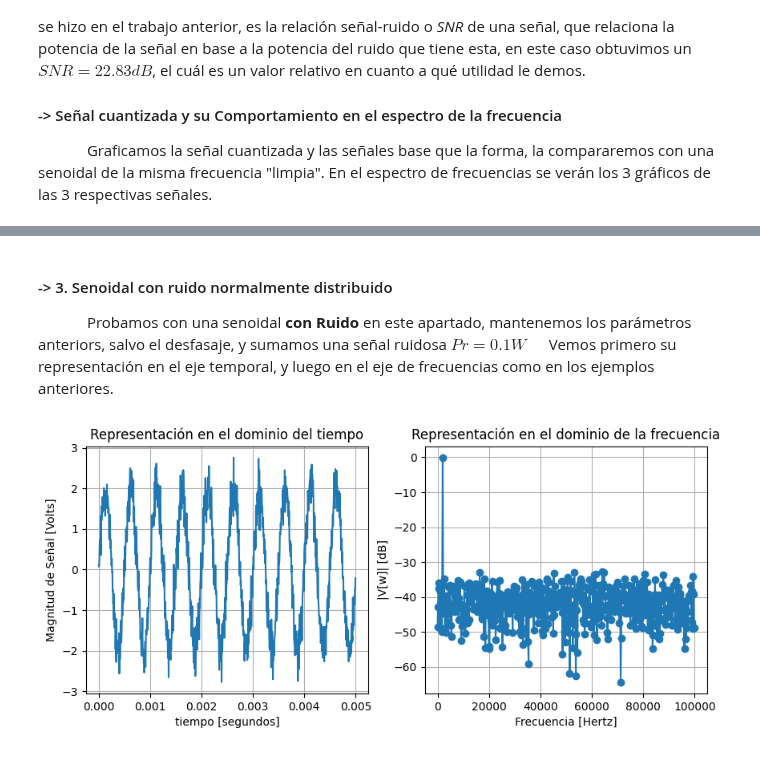
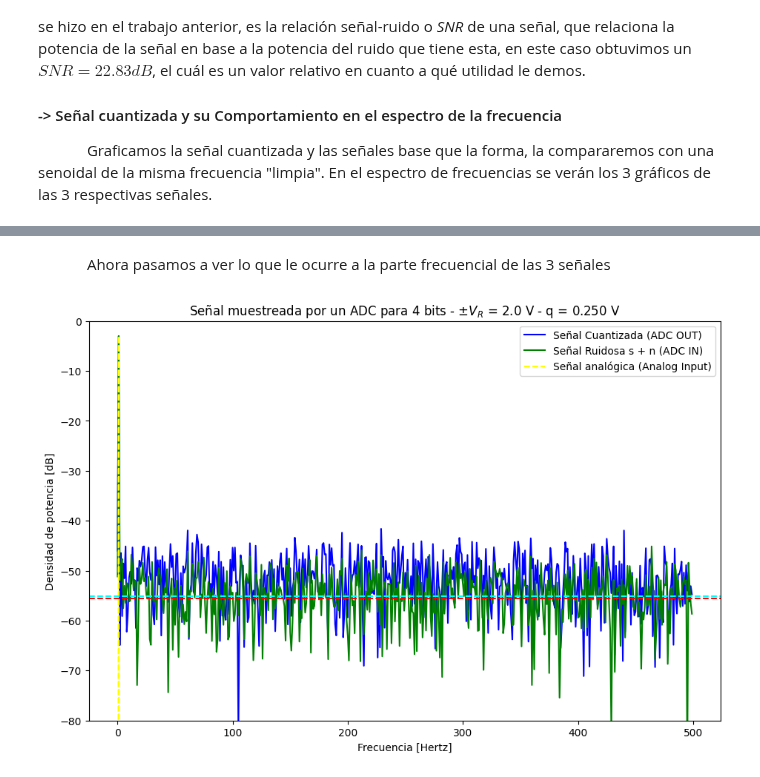
Before and after one commit to JoaquinBRios/APS-, a Jupyter notebook: TS2.ipynb, the cells around one changed output, grey strips where cells are left out. Drawn from its saved outputs; the diff is of its cells as text; code cells hidden in the pictures.

```diff
--- a/TS2.ipynb
+++ b/TS2.ipynb
@@ -23,7 +23,7 @@ from scipy.fft import fft, fftfreq
 def cuantizar(x,vref,q):
     niveles = 2 ** B
     delta = q
-    v_min, v_max = -Vref, Vref
+    v_min, v_max = -vref, vref
     #El último nível válido lo defino como Vref - q porque sino satura de manera extraña
     x_sat = np.clip(x, v_min, v_max - delta)
     # Índice del nivel y reconstrucción de la muestra cuantizada.
@@ -42,11 +42,11 @@ dc=0
 fs = 1000
 ff= fs/N #Podemos verlo como la resolución espectral
 nn = np.arange(N)
-k=2
+k=1
 vmax =np.sqrt(2*Ps*ff)
 #Factores para cuantizar la señal
 B = 4
-Vref = 2
+vref = 2
 q =(2*Vref)/(2**B)
 #Factores para parametrizar el ruido
 kn = 1
@@ -111,41 +115,63 @@ logaritmica para visualizar mejor el pico, si se hacen los cálculos una señal
-# %% [markdown]
-#### ->  3. Senoidal con ruido normalmente distribuido
-&emsp;&emsp;&emsp; Probamos con una senoidal **con Ruido** en este apartado, mantenemos los parámetros anteriors, salvo el desfasaje, y sumamos una señal ruidosa  $Pr = 0.1 W$ &emsp; Vemos primero su representación
-en el eje temporal, y luego en el eje de frecuencias como en los ejemplos anteriores.
+# %% [markdown]
+&emsp;&emsp;&emsp; Ahora pasamos a ver lo que le ocurre a la parte frecuencial de las 3 señales
 # %%
-fig, (ax1, ax2) = plt.subplots(1, 2, figsize=(10, 4))
 #Parte Temporal
-vmax= np.sqrt(2*Ps)
+vmax= np.sqrt(2*Ps*ff)
 xx = vmax * np.sin(2*np.pi*(k*fs/N)*(nn/fs) + ph)
 tt= np.arange(0,N)/fs
 
-sigma = np.sqrt(0.1) #La potencia del ruido normal es la raiz de la desviacion estandar
+sigma = np.sqrt(pr) #La potencia del ruido normal es la raiz de la desviacion estandar
 rr = np.random.normal(0,sigma,size=len(tt))
 
 zz= xx+rr
 
+zzq, Ezzq = cuantizar(zz,vref,q)
 
-ax1.plot(tt, zz)
-ax1.set_title("Representación en el dominio del tiempo")
-ax1.set_xlabel("tiempo [segundos]")
-ax1.set_ylabel("Magnitud de Señal [Volts]")
-ax1.grid(True)
 
 #Parte frecuencial
-fftxx = fft(zz)
+fftzzq = fft(zzq)
+fftzzq = fftzzq[:N//2]
+fftzzq_abs = np.abs(fftzzq)/N
+
+fftzz = fft(zz)
+fftzz = fftzz[:N//2]
+fftzz_abs = np.abs(fftzz)/N
+
+fftxx = fft(xx)
 fftxx = fftxx[:N//2]
 fftxx_abs = np.abs(fftxx)/N
 
 freq = fftfreq(N,1/fs)
 freq = freq[:N//2]
 
 
-ax2.plot(freq, 20*np.log10(fftxx_abs), 'o-')
-ax2.set_title("Representación en el dominio de la frecuencia")
-ax2.set_xlabel("Frecuencia [Hertz]")
-ax2.set_ylabel("|V[w]| [dB]")
-ax2.grid(True)
+#Piso analógico
+fftrr = fft(rr)
+fftrr = fftrr[:N//2]
+fftrr_abs = np.abs(fftrr)/N
+piso_analog_db = np.mean(20*np.log10(fftrr_abs[1:])) #excluyo la bin de DC
+
+#Piso digital
+fftEzzq = fft(Ezzq)
+fftEzzq = fftEzzq[:N//2]
+fftEzzq_abs = np.abs(fftEzzq)/N
+piso_digital_db = np.mean(20*np.log10(fftEzzq_abs[1:])) #excluyo la bin de DC
+
+plt.figure(figsize=(11, 7))
+plt.plot(freq, 20*np.log10(fftzzq_abs),label='Señal Cuantizada (ADC OUT)',color='blue')
+plt.plot(freq, 20*np.log10(fftzz_abs),label='Señal Ruidosa s + n (ADC IN)',color='green')
+plt.plot(freq, 20*np.log10(fftxx_abs),label='Señal analógica (Analog Input)',color='yellow',linestyle='--')
+plt.legend(loc='upper right',bbox_to_anchor=(1, 1))
+plt.title(f"Señal muestreada por un ADC para {B} bits - ±$V_R$ = 2.0 V - q = {q:.3f} V")
+plt.axhline(piso_analog_db, color='red', linestyle='--',
+            label=' dB (piso analog.)')
+plt.axhline(piso_digital_db, color='cyan', linestyle='--',
+            label=' dB (piso digital)')
+
+plt.xlabel("Frecuencia [Hertz]")
+plt.ylabel("Densidad de potencia [dB]")
+plt.ylim(-80, 0)
 
 plt.show()
 # %% [output]
-[figure, old version]
+[figure, new version]
```
Also changed, not shown: parts of 13 cells of this notebook.
